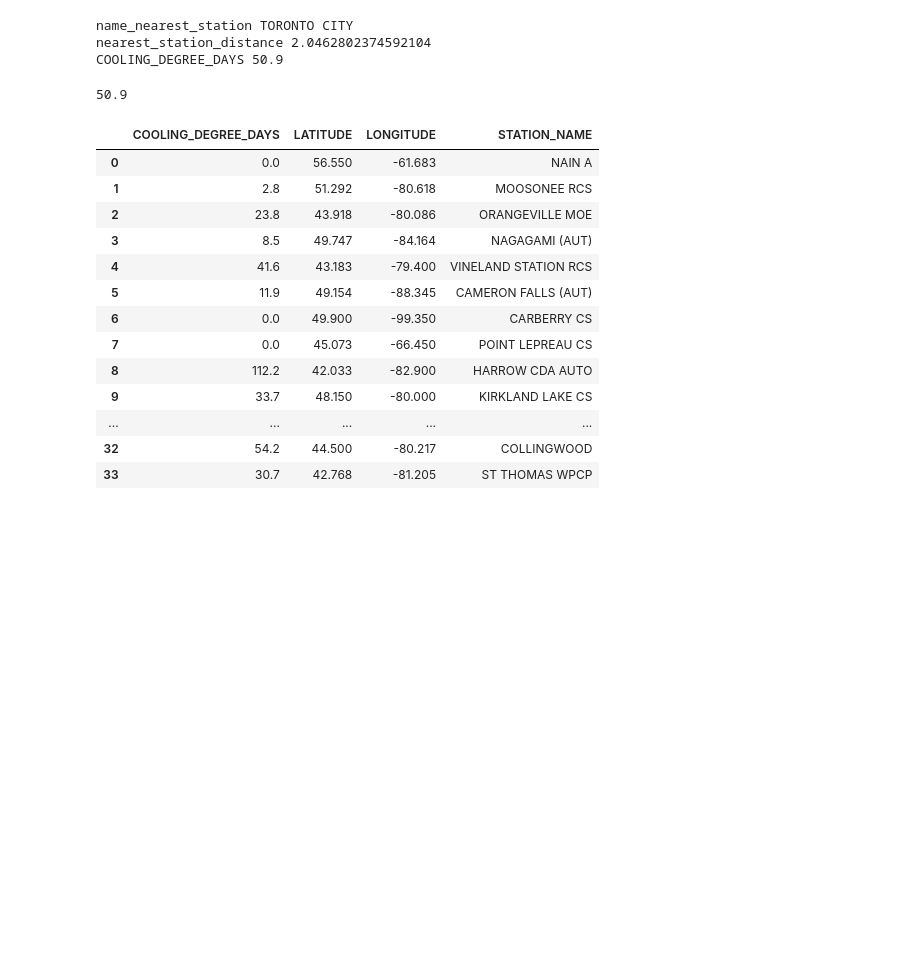
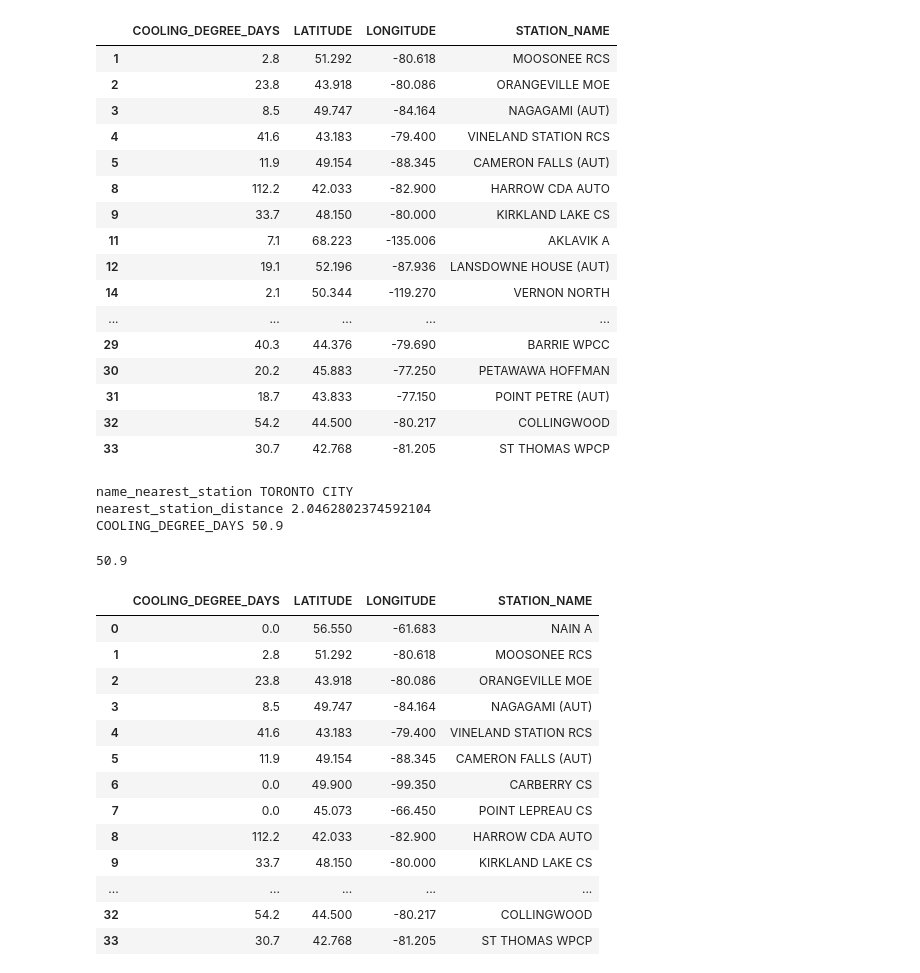
Before and after one commit to nick-gibb/meteohack, a Jupyter notebook: Untitled.ipynb, the cells around one changed output. Drawn from its saved outputs; the diff is of its cells as text; code cells hidden in the pictures; blank space fills up the shorter version.

```diff
--- a/Untitled.ipynb
+++ b/Untitled.ipynb
@@ -23,6 +23,26 @@ for feature in j['features']:
             stations.append(station)
             station_names.append(props['STATION_NAME'])
 stations_df = pd.DataFrame(stations)
+# %%
+stations_df[stations_df['COOLING_DEGREE_DAYS'] != 0]
+# %% [output]
+|  | COOLING_DEGREE_DAYS | LATITUDE | LONGITUDE | STATION_NAME |
+| 1 | 2.8 | 51.292 | -80.618 | MOOSONEE RCS |
+| 2 | 23.8 | 43.918 | -80.086 | ORANGEVILLE MOE |
+| 3 | 8.5 | 49.747 | -84.164 | NAGAGAMI (AUT) |
+| 4 | 41.6 | 43.183 | -79.400 | VINELAND STATION RCS |
+| 5 | 11.9 | 49.154 | -88.345 | CAMERON FALLS (AUT) |
+| 8 | 112.2 | 42.033 | -82.900 | HARROW CDA AUTO |
+| 9 | 33.7 | 48.150 | -80.000 | KIRKLAND LAKE CS |
+| 11 | 7.1 | 68.223 | -135.006 | AKLAVIK A |
+| 12 | 19.1 | 52.196 | -87.936 | LANSDOWNE HOUSE (AUT) |
+| 14 | 2.1 | 50.344 | -119.270 | VERNON NORTH |
+| ... | ... | ... | ... | ... |
+| 29 | 40.3 | 44.376 | -79.690 | BARRIE WPCC |
+| 30 | 20.2 | 45.883 | -77.250 | PETAWAWA HOFFMAN |
+| 31 | 18.7 | 43.833 | -77.150 | POINT PETRE (AUT) |
+| 32 | 54.2 | 44.500 | -80.217 | COLLINGWOOD |
+| 33 | 30.7 | 42.768 | -81.205 | ST THOMAS WPCP |
 # %%
 def cooling_days_at_nearest_station(coordinates):
     nearest_station_distance = None
```
Also changed, not shown: parts of 11 cells of this notebook, 10 other files.
